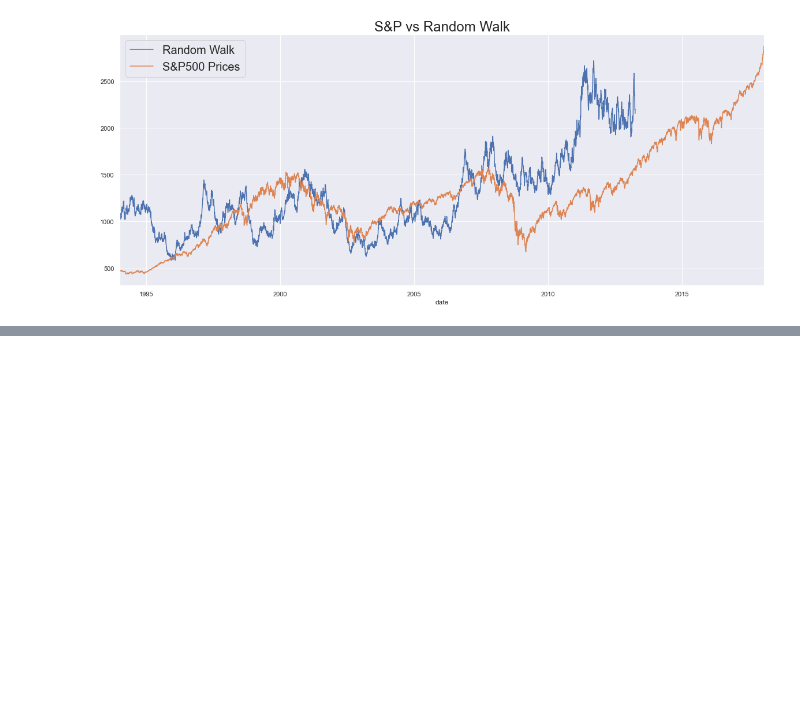
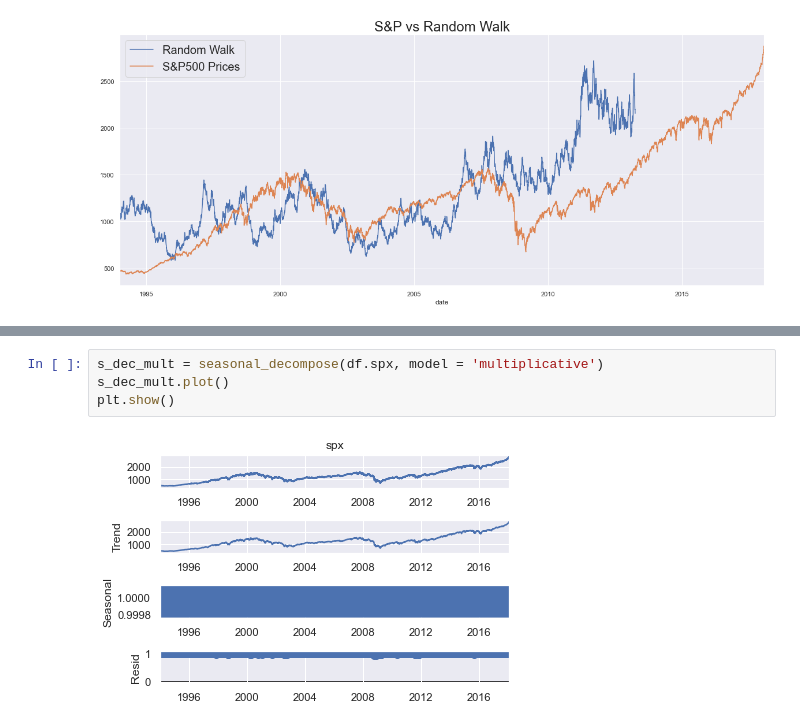
Before and after one commit to mz2300/365-Data-Science, a Jupyter notebook: 365_Time Series Analysis/Simple Time-Series Data.ipynb, the cells around one changed output, grey strips where cells are left out. Saved outputs shown, nothing was run; the diff lists cells and outputs as text; blank space fills up the shorter version.

```diff
--- a/365_Time Series Analysis/Simple Time-Series Data.ipynb
+++ b/365_Time Series Analysis/Simple Time-Series Data.ipynb
@@ -241,0 +294,6 @@ plt.show()
+# %%
+s_dec_mult = seasonal_decompose(df.spx, model = 'multiplicative')
+s_dec_mult.plot()
+plt.show()
+# %% [output]
+[figure, added]
```
Also changed, not shown: parts of 14 cells of this notebook.
